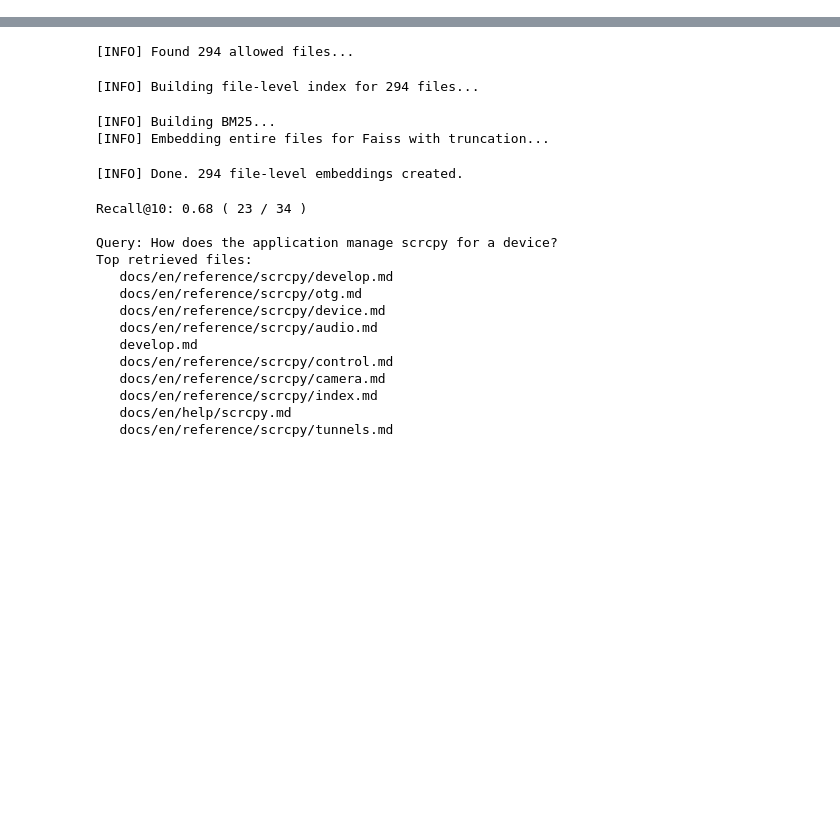
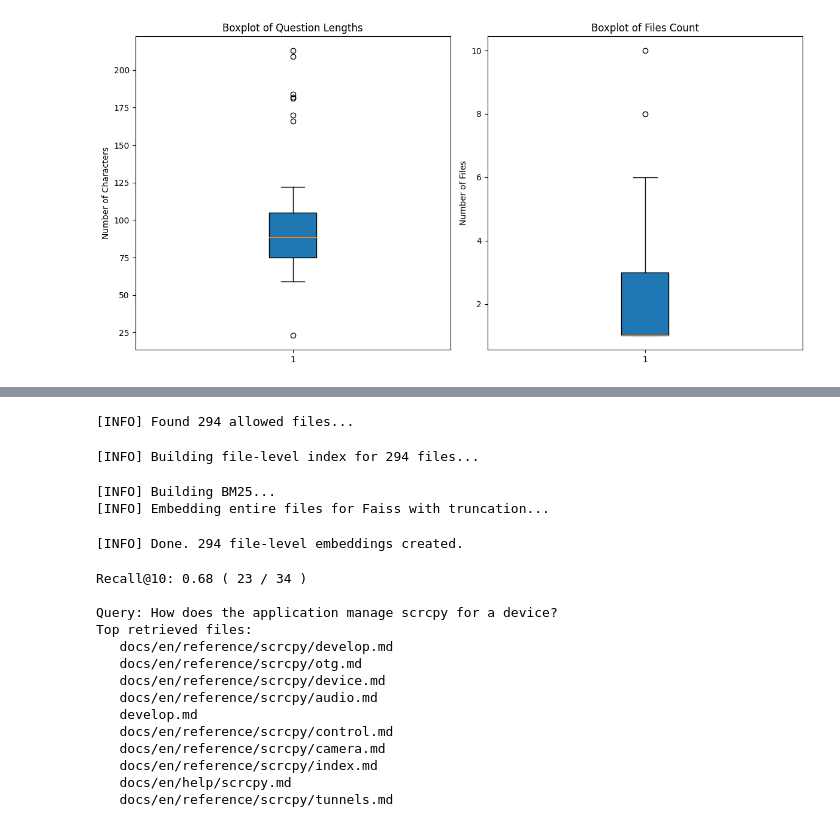
Before and after one commit to Master-sniffer/LLM-Listwise-Reranker-for-CodeRAG, a Jupyter notebook: jetbrains-llm-listwise-reranker-for-coderag.ipynb, the cells around one changed output, grey strips where cells are left out. Saved outputs shown, nothing was run; the diff lists cells and outputs as text; code cells hidden in the pictures; blank space fills up the shorter version.

Commit message:
Updated plots

```diff
--- a/jetbrains-llm-listwise-reranker-for-coderag.ipynb
+++ b/jetbrains-llm-listwise-reranker-for-coderag.ipynb
@@ -33,3 +38,87 @@ TOP_K = 10
 
 # Hard limit on file size in characters or lines, to skip insane files:
 MAX_FILE_CHAR_LENGTH = 200_000
+# %%
+# Visualisation
+
+with open(f'{REFERENCE_JSON_PATH}', 'r') as f:
+    commits = json.load(f)
+
+df = pd.DataFrame(commits)
+
+# Compute a new column 'question_length' which is the number of characters in each question.
+df['question_length'] = df['question'].apply(len)
+
+# Compute a new column 'files_count' representing the number of files associated with each entry.
+df['files_count'] = df['files'].apply(len)
+
+# Display summary statistics to see an overview of our computed fields.
+print("Summary statistics for question lengths:")
+print(df['question_length'].describe())
+print("\nSummary statistics for files count:")
+print(df['files_count'].describe())
+
+plt.figure(figsize=(12, 6))
+
+plt.subplot(1, 2, 1)
+plt.boxplot(df['question_length'], vert=True, patch_artist=True)
+plt.title("Boxplot of Question Lengths")
+plt.ylabel("Number of Characters")
+
+plt.subplot(1, 2, 2)
+plt.boxplot(df['files_count'], vert=True, patch_artist=True)
+plt.title("Boxplot of Files Count")
+plt.ylabel("Number of Files")
+
+plt.tight_layout()
+plt.show()
+
+
+plt.figure(figsize=(12, 6))
+
+plt.subplot(1, 2, 1)
+plt.violinplot(df['question_length'], showmeans=True)
+plt.title("Violin Plot of Question Lengths")
+plt.ylabel("Number of Characters")
+plt.xticks([1], ["Question Length"])
+
+plt.subplot(1, 2, 2)
+plt.violinplot(df['files_count'], showmeans=True)
+plt.title("Violin Plot of Files Count")
+plt.ylabel("Number of Files")
+plt.xticks([1], ["Files Count"])
+
+plt.tight_layout()
+plt.show()
+
+
+sorted_lengths = np.sort(df['question_length'])
+y_values = np.arange(1, len(sorted_lengths) + 1) / len(sorted_lengths)
+
+plt.figure(figsize=(10, 6))
+plt.plot(sorted_lengths, y_values, marker=".", linestyle="none")
+plt.xlabel("Question Length (number of characters)")
+plt.ylabel("ECDF")
+plt.title("ECDF of Question Lengths")
+plt.grid(True)
+plt.show()
+
+
+plt.figure(figsize=(10, 6))
+plt.scatter(df['files_count'], df['question_length'], label="Data Points")
+
+coef = np.polyfit(df['files_count'], df['question_length'], 1)
+poly1d_fn = np.poly1d(coef)
+x_vals = np.linspace(df['files_count'].min(), df['files_count'].max(), 100)
+plt.plot(x_vals, poly1d_fn(x_vals), color="red", label="Regression Line")
+
+plt.xlabel("Files Count")
+plt.ylabel("Question Length (number of characters)")
+plt.title("Question Length vs. Files Count with Regression Line")
+plt.legend()
+plt.tight_layout()
+plt.show()
+
+correlation = df['files_count'].corr(df['question_length'])
+print("Pearson correlation coefficient:", correlation)
+# %% [output]
@@ -35,0 +142 @@ MAX_FILE_CHAR_LENGTH = 200_000
+[figure, added]
```
Also changed, not shown: parts of 2 cells of this notebook.
